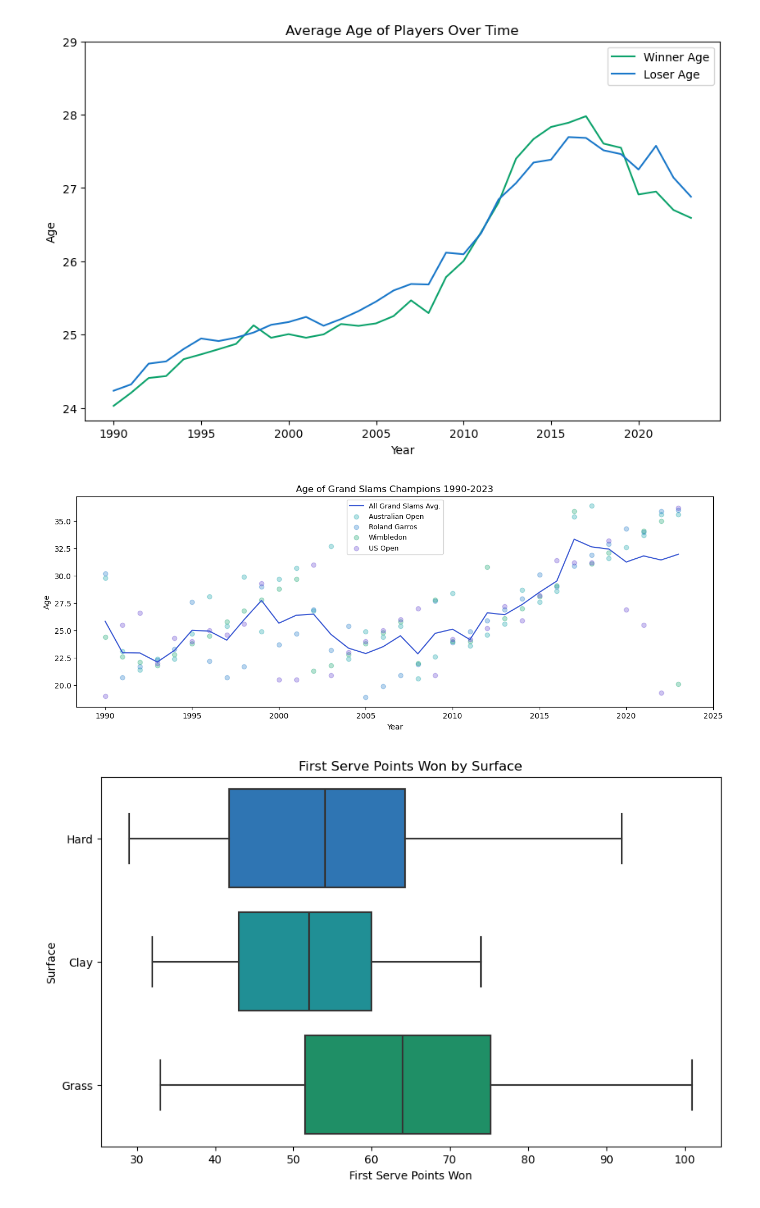
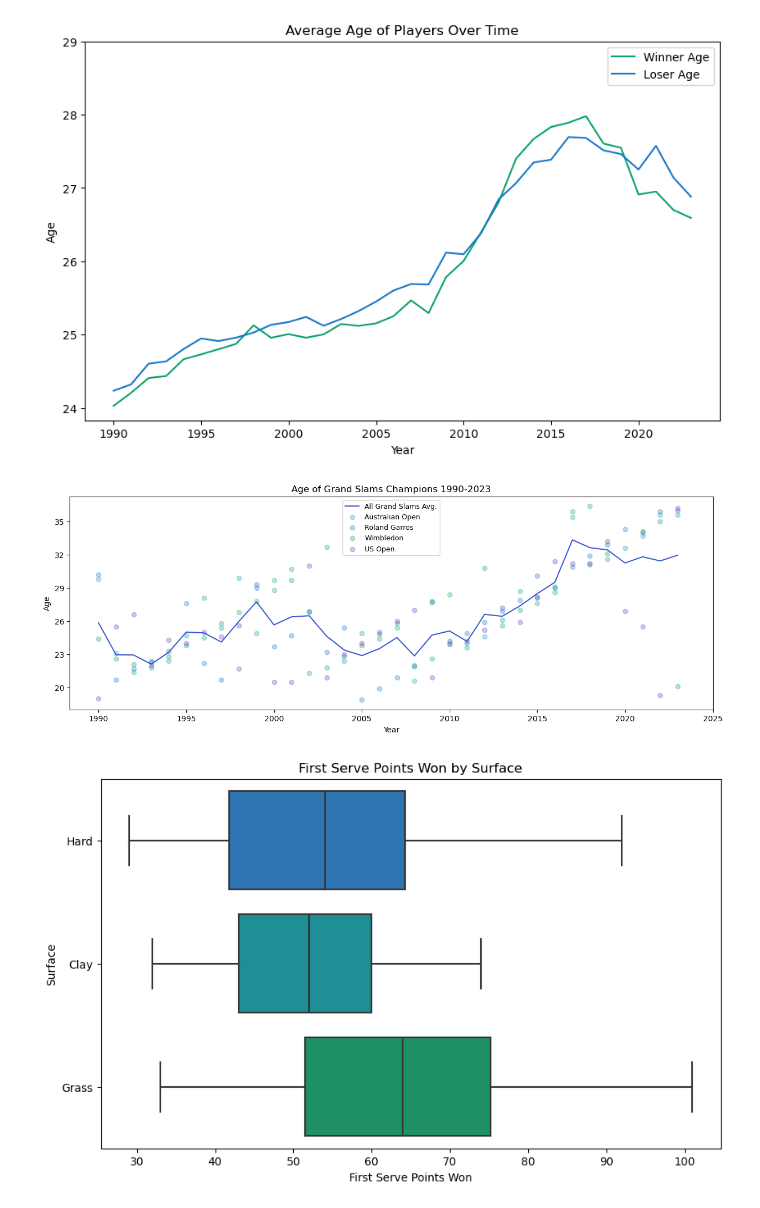
Before and after one commit to yasemitee/SciVIs, a Jupyter notebook: Notebooks/player.ipynb, the cells around one changed output. Drawn from its saved outputs; the diff is of its cells as text; code cells hidden in the pictures.

```diff
--- a/Notebooks/player.ipynb
+++ b/Notebooks/player.ipynb
@@ -106,9 +98,6 @@ sns.despine(left=True, bottom=True)
 # %% [markdown]
 ## Età
 # %%
-atp_matches['winner_age'] = atp_matches['winner_age'].astype(float)
-atp_matches['loser_age'] = atp_matches['loser_age'].astype(float)
-
 winner_ages = atp_matches.groupby('tourney_year')['winner_age'].mean()
 loser_ages = atp_matches.groupby('tourney_year')['loser_age'].mean()
 
@@ -128,30 +117,31 @@ plt.show()
 # %%
 atp_matches=atp_matches[atp_matches['tourney_level'].isin(['G'])&(atp_matches['round']=='F')].dropna(subset=['winner_age'])
 dfw = atp_matches[['tourney_year','tourney_name','winner_name','winner_age']]
 dfw.columns = ['tourney_year','tourney_name','player','age']
 
 dfs_final = dfw.groupby(['tourney_year','tourney_name']).agg({'age':'mean'}).reset_index()
 dfs_final_2 = dfs_final.groupby(['tourney_year']).agg({'age':'mean'}).reset_index()
 
 fig = plt.figure(figsize=(15,5))
 ax = fig.add_subplot(111)
 ax.set_prop_cycle(plt.cycler('color', plt.cm.jet(np.linspace(0, 1, 5))))
 
 plt.title('Age of Grand Slams Champions 1990-2023')
 plt.ylabel('Age')
 plt.xlabel('Year')
 
 plt.plot(dfs_final_2['tourney_year'], dfs_final_2['age'], color=colors[3])
 plt.scatter(dfs_final[dfs_final['tourney_name']=='Australian Open']['tourney_year'], dfs_final[dfs_final['tourney_name']=='Australian Open']['age'],color=colors[1] , alpha=0.3)
 plt.scatter(dfs_final[dfs_final['tourney_name']=='Roland Garros']['tourney_year'], dfs_final[dfs_final['tourney_name']=='Roland Garros']['age'], color=colors[2], alpha=0.3)
 plt.scatter(dfs_final[dfs_final['tourney_name']=='Wimbledon']['tourney_year'], dfs_final[dfs_final['tourney_name']=='Wimbledon']['age'], color=colors[0], alpha=0.3)
 plt.scatter(dfs_final[dfs_final['tourney_name']=='US Open']['tourney_year'], dfs_final[dfs_final['tourney_name']=='US Open']['age'], color=colors[4], alpha=0.3)
 
 plt.legend(['All Grand Slams Avg.','Australian Open', 'Roland Garros', 'Wimbledon', 'US Open'], loc='upper center',prop={'size': 9})
 plt.xticks(np.arange(1990, 2026, 5), np.arange(1990, 2026, 5))
+plt.yticks(np.arange(20, 38, 3))
 plt.show()
 # %% [output]
-[figure, old version]
+[figure, new version]
 # %%
 plt.figure(figsize=(10, 6))
 sns.boxplot(x='w_1stWon', y='surface', data=atp_matches, palette=[colors[2], colors[1], colors[0]], showfliers=False)
```
Also changed, not shown: parts of 2 cells of this notebook.
